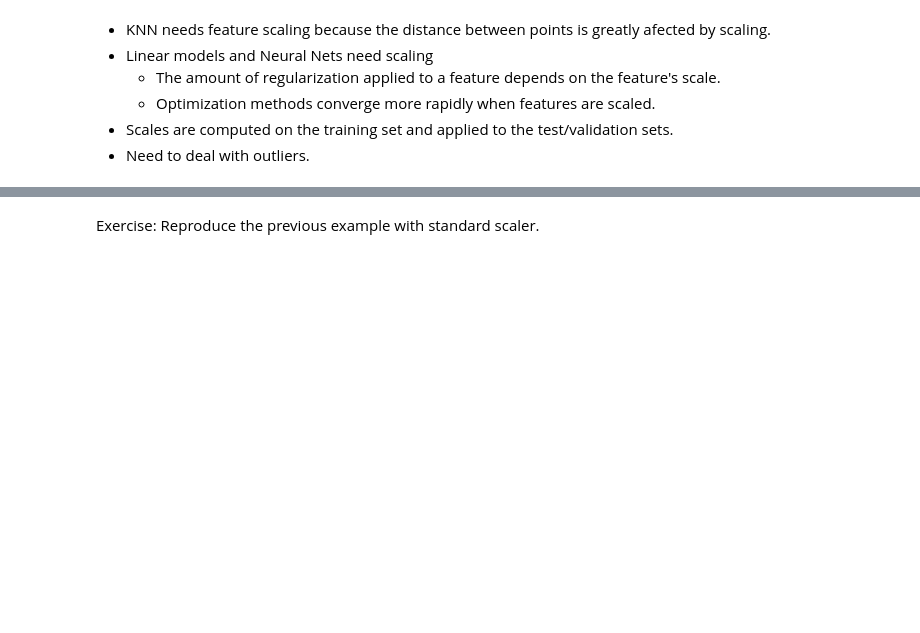
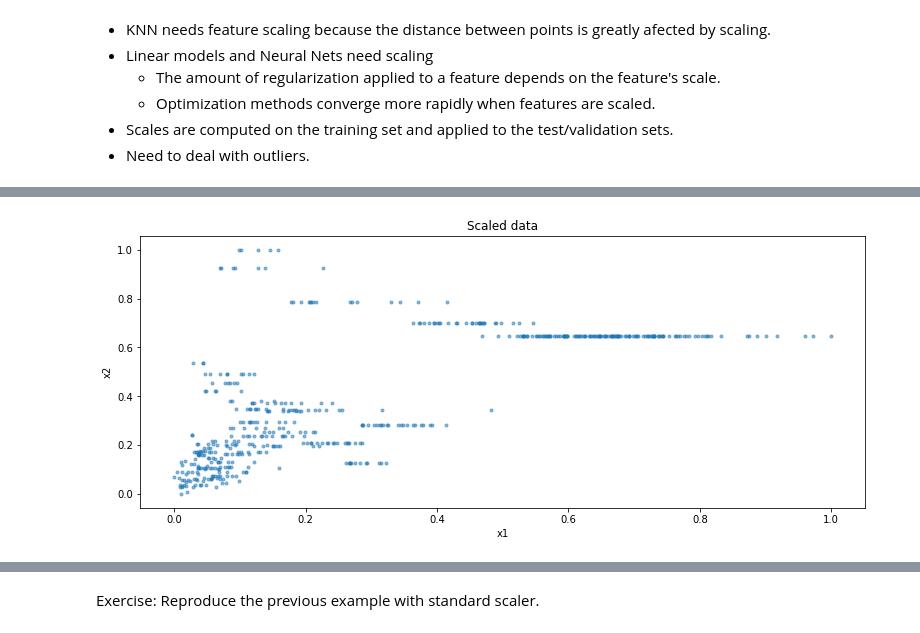
Before and after one commit to yanneta/ML-notebooks, a Jupyter notebook: feature_eng_lecture.ipynb, the cells around one changed output, grey strips where cells are left out. Cells and saved outputs as stored; diff of their text form; code cells hidden in the pictures; blank space fills up the shorter version.

```diff
--- a/feature_eng_lecture.ipynb
+++ b/feature_eng_lecture.ipynb
@@ -178,0 +233,7 @@ X = (X - mean)/std
+# %%
+scaler = MinMaxScaler()
+X[:,0] = np.log(X[:,0] + 0.1)
+X_scaled = scaler.fit_transform(X.copy(), 4)
+plot_x1_x2(X_scaled[:,0], X_scaled[:,1])
+# %% [output]
+[figure, added]
```
Also changed, not shown: parts of 52 cells of this notebook.
